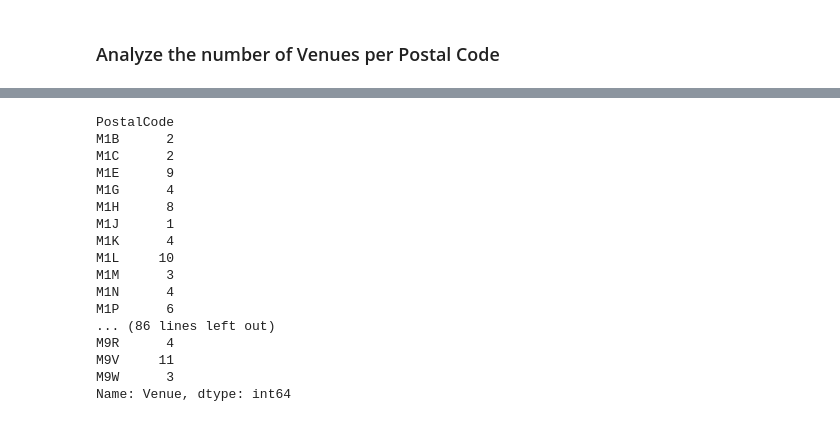
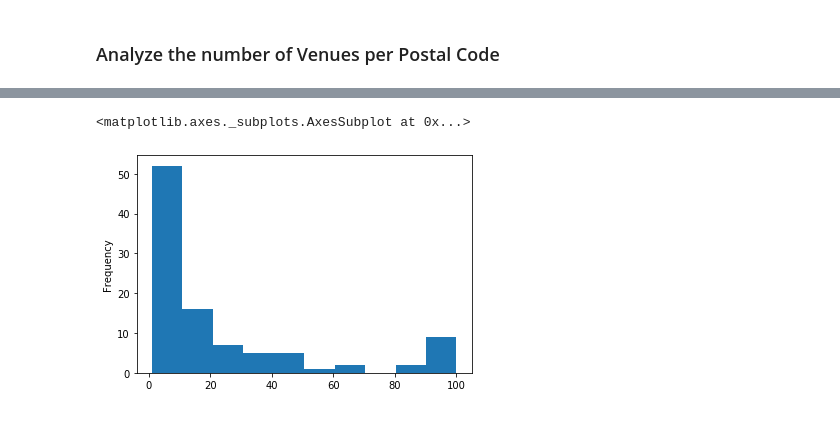
Before and after one commit to jboyce95/Coursera_Capstone_Wk3_Toronto, a Jupyter notebook: Coursera_Capstone_Toronto_SEND_p3.ipynb, the cells around one changed output, grey strips where cells are left out. Saved outputs shown, nothing was run; the diff lists cells and outputs as text; code cells hidden in the pictures.

```diff
--- a/Coursera_Capstone_Toronto_SEND_p3.ipynb
+++ b/Coursera_Capstone_Toronto_SEND_p3.ipynb
@@ -314,20 +351,6 @@ toronto_venues.sample(5)
 # %%
-toronto_venues.groupby(['PostalCode'])['Venue'].count()
+#plot the counts
+toronto_venues.groupby(['PostalCode'])['Venue'].count().plot.hist()
 # %% [output]
-PostalCode
-M1B      2
-M1C      2
-M1E      9
-M1G      4
-M1H      8
-M1J      1
-M1K      4
-M1L     10
-M1M      3
-M1N      4
-M1P      6
-... (86 lines left out)
-M9R      4
-M9V     11
-M9W      3
-Name: Venue, dtype: int64
+<matplotlib.axes._subplots.AxesSubplot at 0x...>
+[figure, added]
```
Also changed, not shown: parts of 22 cells of this notebook.
